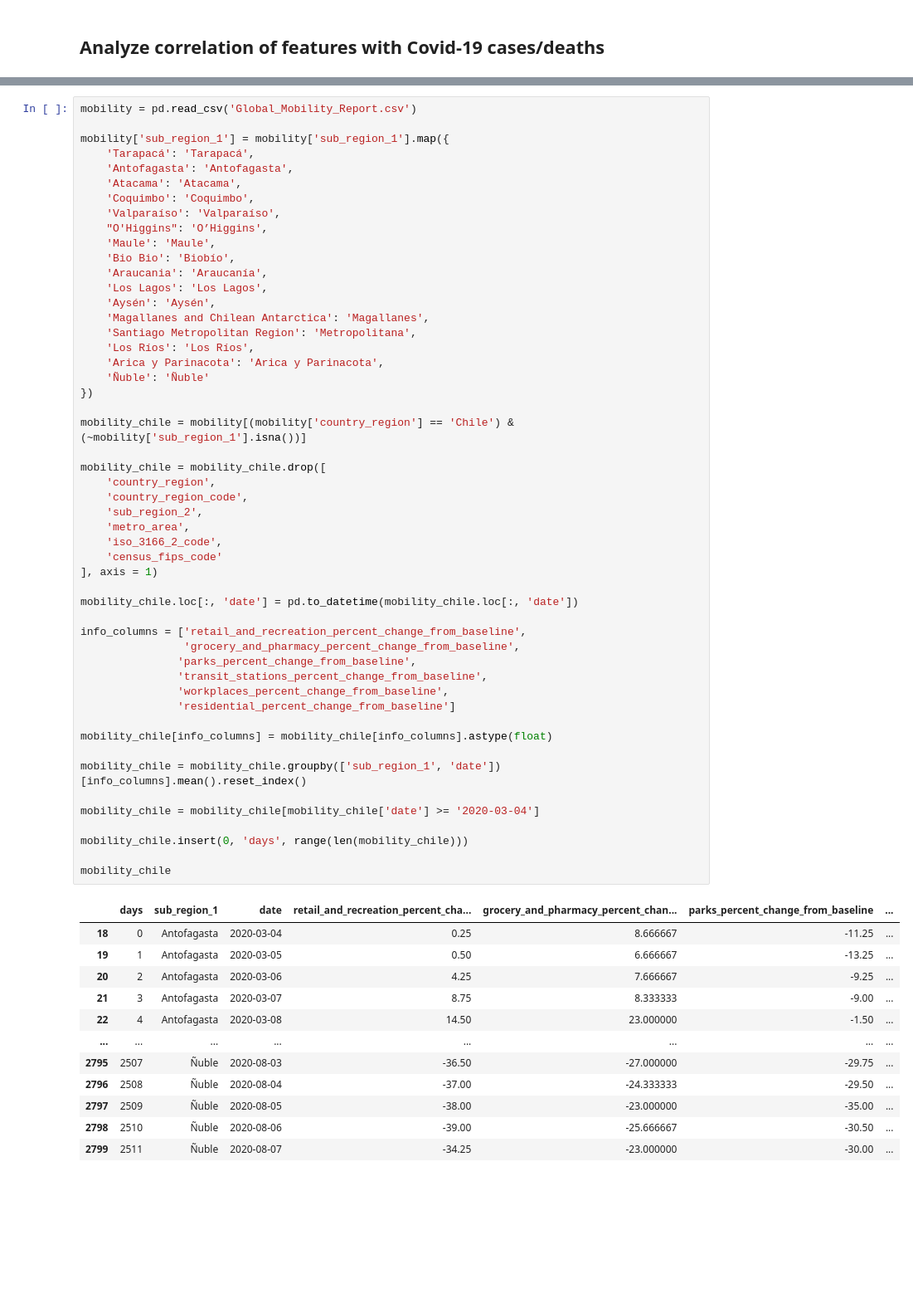
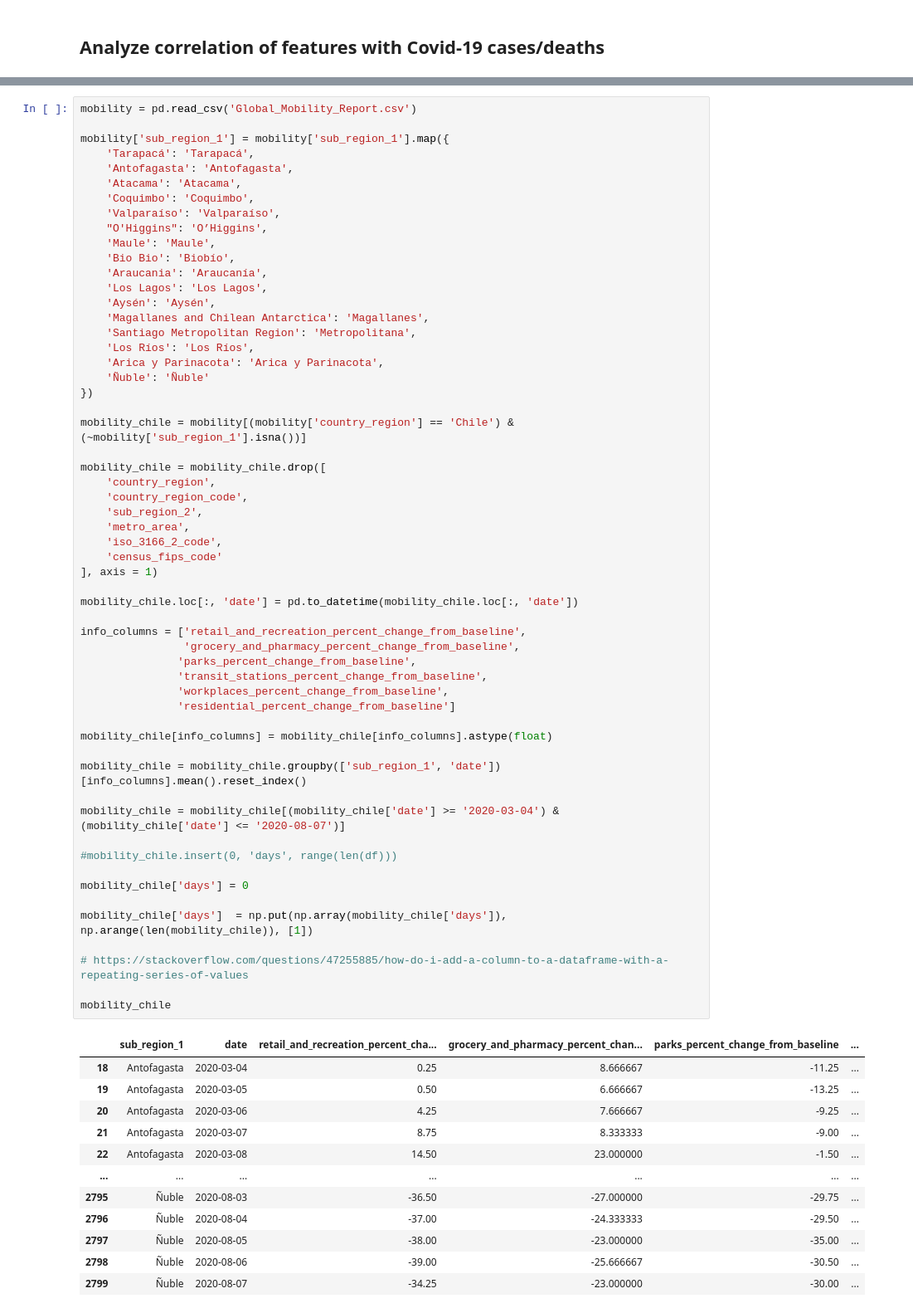
Before and after one commit to muellermax/Covid-Chile-Prediction, a Jupyter notebook: Covid Chile Prediction.ipynb, the cells around one changed output, grey strips where cells are left out. Shown at 83% size. Saved outputs shown, nothing was run; the diff lists cells and outputs as text; blank space fills up the shorter version.

Commit message:
Update: Data prep mobility

```diff
--- a/Covid Chile Prediction.ipynb
+++ b/Covid Chile Prediction.ipynb
@@ -516,47 +516,53 @@ mobility['sub_region_1'] = mobility['sub_region_1'].map({
 })
 
 mobility_chile = mobility[(mobility['country_region'] == 'Chile') & (~mobility['sub_region_1'].isna())]
 
 mobility_chile = mobility_chile.drop([
     'country_region',
     'country_region_code',
     'sub_region_2',
     'metro_area',
     'iso_3166_2_code',
     'census_fips_code'
 ], axis = 1)
 
 mobility_chile.loc[:, 'date'] = pd.to_datetime(mobility_chile.loc[:, 'date'])
 
 info_columns = ['retail_and_recreation_percent_change_from_baseline',
                 'grocery_and_pharmacy_percent_change_from_baseline',
                'parks_percent_change_from_baseline',
                'transit_stations_percent_change_from_baseline',
                'workplaces_percent_change_from_baseline',
                'residential_percent_change_from_baseline']
 
 mobility_chile[info_columns] = mobility_chile[info_columns].astype(float)
 
 mobility_chile = mobility_chile.groupby(['sub_region_1', 'date'])[info_columns].mean().reset_index()
 
-mobility_chile = mobility_chile[mobility_chile['date'] >= '2020-03-04']
+mobility_chile = mobility_chile[(mobility_chile['date'] >= '2020-03-04') & (mobility_chile['date'] <= '2020-08-07')]
 
-mobility_chile.insert(0, 'days', range(len(mobility_chile)))
+#mobility_chile.insert(0, 'days', range(len(df)))
+
+mobility_chile['days'] = 0
+
+mobility_chile['days']  = np.put(np.array(mobility_chile['days']), np.arange(len(mobility_chile)), [1])
+
+# https://stackoverflow.com/questions/47255885/how-do-i-add-a-column-to-a-dataframe-with-a-repeating-series-of-values
 
 mobility_chile
 # %% [output]
-|  | days | sub_region_1 | date | retail_and_recreation_percent_cha... | grocery_and_pharmacy_percent_chan... | parks_percent_change_from_baseline | ... |
-| 18 | 0 | Antofagasta | 2020-03-04 | 0.25 | 8.666667 | -11.25 | ... |
-| 19 | 1 | Antofagasta | 2020-03-05 | 0.50 | 6.666667 | -13.25 | ... |
-| 20 | 2 | Antofagasta | 2020-03-06 | 4.25 | 7.666667 | -9.25 | ... |
-| 21 | 3 | Antofagasta | 2020-03-07 | 8.75 | 8.333333 | -9.00 | ... |
-| 22 | 4 | Antofagasta | 2020-03-08 | 14.50 | 23.000000 | -1.50 | ... |
-| ... | ... | ... | ... | ... | ... | ... | ... |
-| 2795 | 2507 | Ñuble | 2020-08-03 | -36.50 | -27.000000 | -29.75 | ... |
-| 2796 | 2508 | Ñuble | 2020-08-04 | -37.00 | -24.333333 | -29.50 | ... |
-| 2797 | 2509 | Ñuble | 2020-08-05 | -38.00 | -23.000000 | -35.00 | ... |
-| 2798 | 2510 | Ñuble | 2020-08-06 | -39.00 | -25.666667 | -30.50 | ... |
-| 2799 | 2511 | Ñuble | 2020-08-07 | -34.25 | -23.000000 | -30.00 | ... |
+|  | sub_region_1 | date | retail_and_recreation_percent_cha... | grocery_and_pharmacy_percent_chan... | parks_percent_change_from_baseline | ... |
+| 18 | Antofagasta | 2020-03-04 | 0.25 | 8.666667 | -11.25 | ... |
+| 19 | Antofagasta | 2020-03-05 | 0.50 | 6.666667 | -13.25 | ... |
+| 20 | Antofagasta | 2020-03-06 | 4.25 | 7.666667 | -9.25 | ... |
+| 21 | Antofagasta | 2020-03-07 | 8.75 | 8.333333 | -9.00 | ... |
+| 22 | Antofagasta | 2020-03-08 | 14.50 | 23.000000 | -1.50 | ... |
+| ... | ... | ... | ... | ... | ... | ... |
+| 2795 | Ñuble | 2020-08-03 | -36.50 | -27.000000 | -29.75 | ... |
+| 2796 | Ñuble | 2020-08-04 | -37.00 | -24.333333 | -29.50 | ... |
+| 2797 | Ñuble | 2020-08-05 | -38.00 | -23.000000 | -35.00 | ... |
+| 2798 | Ñuble | 2020-08-06 | -39.00 | -25.666667 | -30.50 | ... |
+| 2799 | Ñuble | 2020-08-07 | -34.25 | -23.000000 | -30.00 | ... |
 2512 rows × 9 columns
 # %%
 # Define rsmle
```
Also changed, not shown: parts of 6 cells of this notebook.
